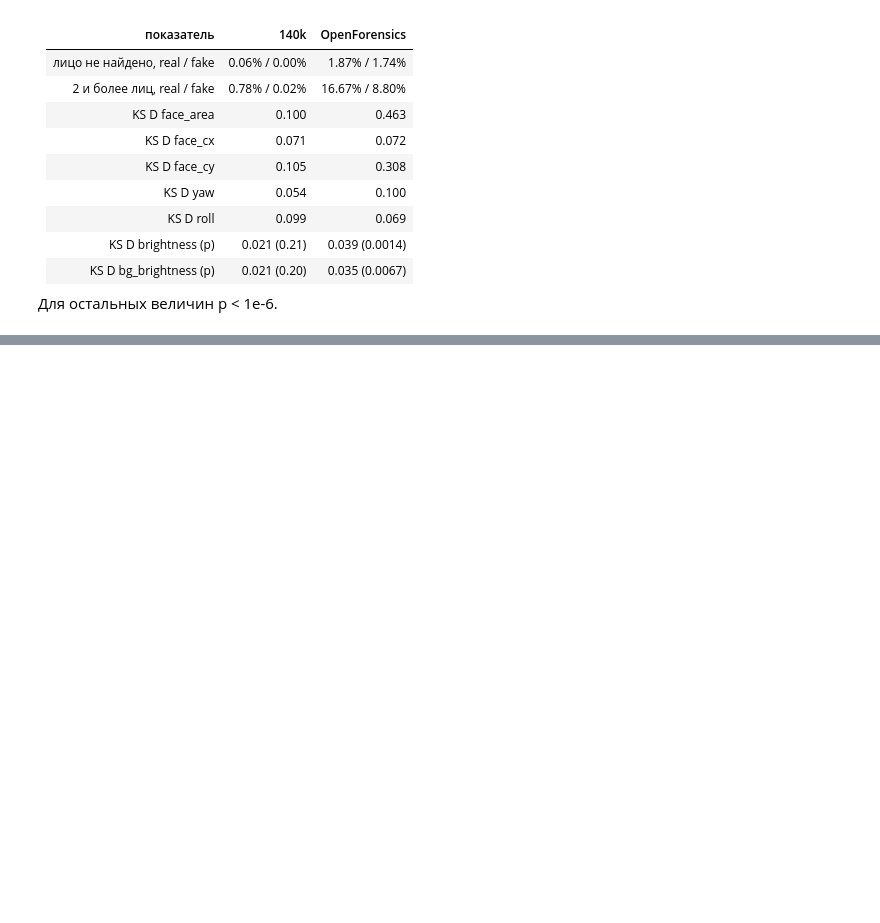
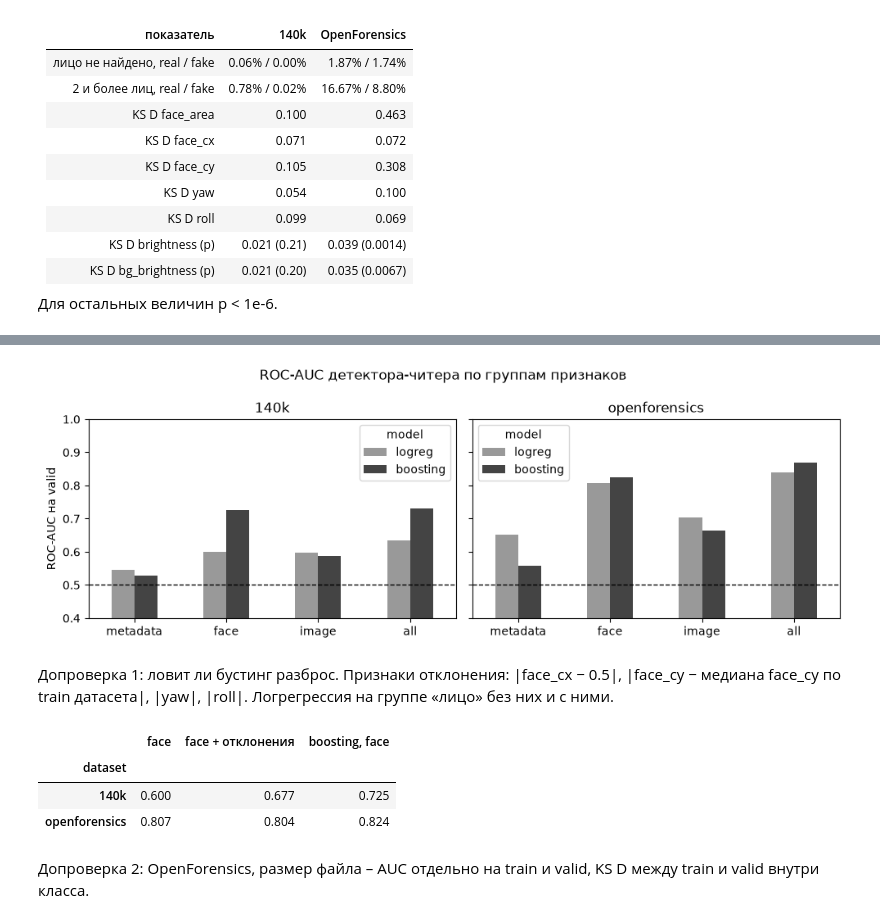
Before and after one commit to ayazvaliev/35-Deepfake-image-detection-project-HSE-26, a Jupyter notebook: notebooks/eda_140k.ipynb, the cells around one changed output, grey strips where cells are left out. Saved outputs shown, nothing was run; the diff lists cells and outputs as text; code cells hidden in the pictures; blank space fills up the shorter version.

Commit message:
Детектор-читер: признаки вне подделки, допроверки разброса, размера файла и резкости

```diff
--- a/notebooks/eda_140k.ipynb
+++ b/notebooks/eda_140k.ipynb
@@ -415,0 +489,3 @@ for name, mask in [("face_area < 0.22", of_fake_train["face_area"] < 0.22), ("fa
+# %%
+auc = cheater_auc(cheat)
+auc.pivot_table(index=["dataset", "group"], columns="model", values="auc").loc[:, ["logreg", "boosting"]]
@@ -415,0 +542,32 @@ for name, mask in [("face_area < 0.22", of_fake_train["face_area"] < 0.22), ("fa
+# %%
+groups = list(FEATURE_GROUPS)
+fig, axes = plt.subplots(1, 2, figsize=(10, 3.5), sharey=True)
+for ax, ds in zip(axes, datasets):
+    table = auc[auc["dataset"] == ds].pivot(index="group", columns="model", values="auc").loc[groups, ["logreg", "boosting"]]
+    table.plot.bar(ax=ax, rot=0, color=["#999999", "#444444"])
+    ax.axhline(0.5, color="black", linestyle="--", linewidth=1)
+    ax.set_ylim(0.4, 1)
+    ax.set_title(ds)
+    ax.set_xlabel("")
+axes[0].set_ylabel("ROC-AUC на valid")
+fig.suptitle("ROC-AUC детектора-читера по группам признаков")
+fig.tight_layout()
+# %% [output]
+[figure, added]
+# %% [markdown]
+Допроверка 1: ловит ли бустинг разброс. Признаки отклонения: |face_cx − 0.5|, |face_cy − медиана face_cy по train датасета|, |yaw|, |roll|. Логрегрессия на группе «лицо» без них и с ними.
+# %%
+from src.cheater import DEVIATION_FEATURES, MODELS, add_deviations
+
+cheat_dev = add_deviations(cheat)
+face_groups = {"face": FEATURE_GROUPS["face"], "face + отклонения": FEATURE_GROUPS["face"] + DEVIATION_FEATURES}
+dev_auc = cheater_auc(cheat_dev, face_groups, {"logreg": MODELS["logreg"]})
+boosting_face = auc[(auc["group"] == "face") & (auc["model"] == "boosting")].set_index("dataset")["auc"].rename("boosting, face")
+dev_auc.pivot(index="dataset", columns="group", values="auc").join(boosting_face)
+# %% [output]
+|  | face | face + отклонения | boosting, face |
+| dataset |  |  |  |
+| 140k | 0.600 | 0.677 | 0.725 |
+| openforensics | 0.807 | 0.804 | 0.824 |
+# %% [markdown]
+Допроверка 2: OpenForensics, размер файла – AUC отдельно на train и valid, KS D между train и valid внутри класса.
```
Also changed, not shown: parts of 24 cells of this notebook, 2 other files.
